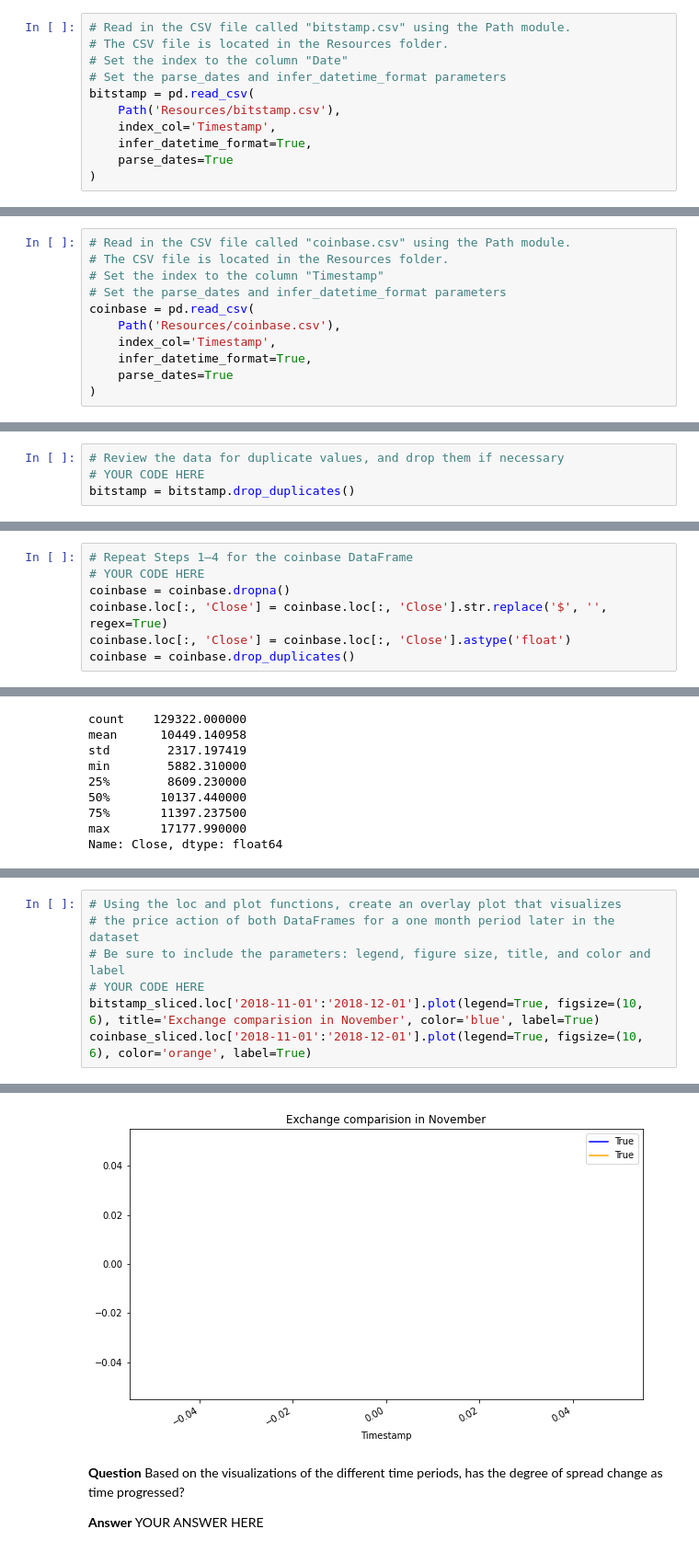
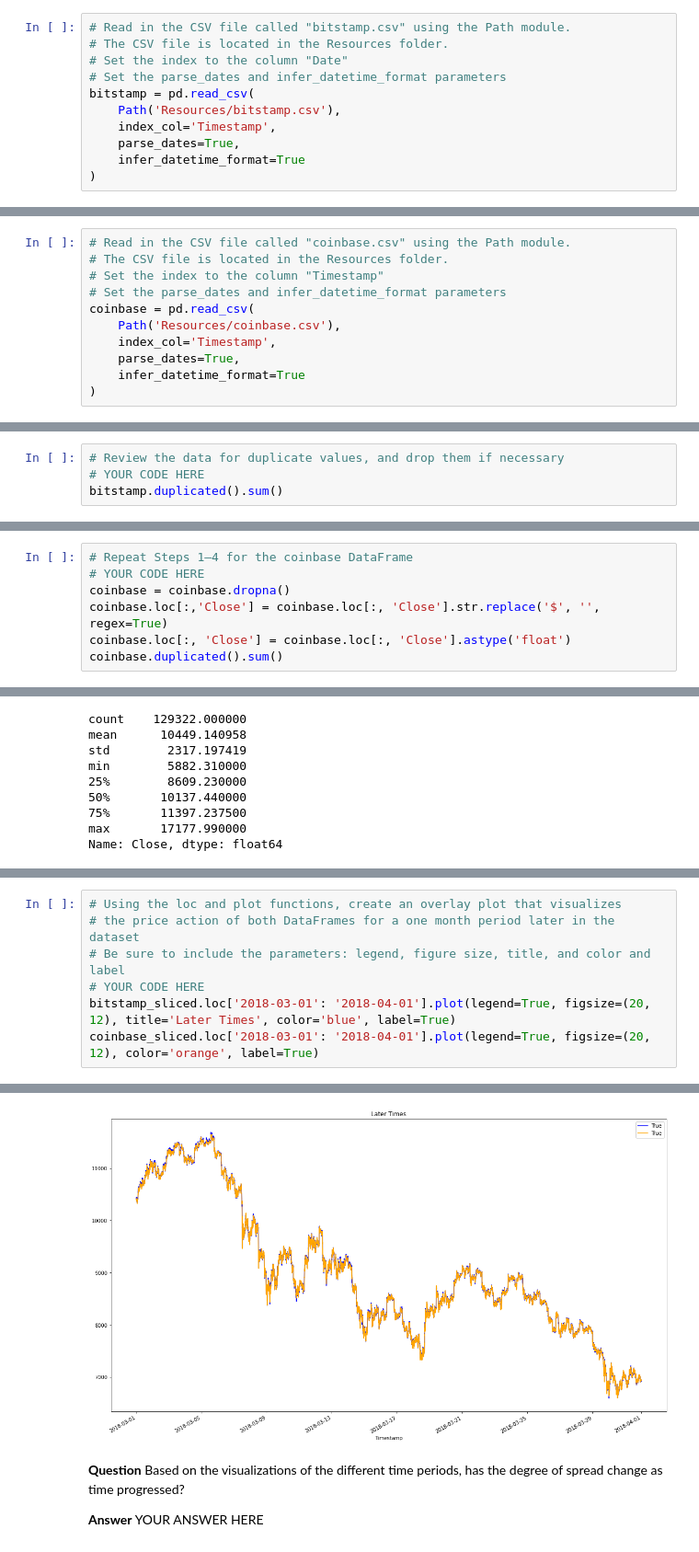
Before and after one commit to smruthid/FinancialAnalysisOfBitcoin, a Jupyter notebook: crypto_arbitrage.ipynb, the cells around one changed output, grey strips where cells are left out. Shown: that part at 92% size. Drawn from its saved outputs; the diff is of its cells as text.

Commit message:
Changed dates to account for arbitrage

```diff
--- a/crypto_arbitrage.ipynb
+++ b/crypto_arbitrage.ipynb
@@ -40,8 +40,8 @@ Instructions.
 bitstamp = pd.read_csv(
     Path('Resources/bitstamp.csv'),
     index_col='Timestamp',
-    infer_datetime_format=True,
-    parse_dates=True
+    parse_dates=True,
+    infer_datetime_format=True
 )
 # %% [markdown]
 ### Step 2: Use the `head` (and/or the `tail`) function to confirm that Pandas properly imported the data.
@@ -67,8 +67,8 @@ bitstamp.head()
 coinbase = pd.read_csv(
     Path('Resources/coinbase.csv'),
     index_col='Timestamp',
-    infer_datetime_format=True,
-    parse_dates=True
+    parse_dates=True,
+    infer_datetime_format=True
 )
 # %%
 # Use the head (and/or tail) function to confirm that the data was imported properly.
@@ -148,4 +119,4 @@ dtype: object
 # %%
 # Review the data for duplicate values, and drop them if necessary
 # YOUR CODE HERE
-bitstamp = bitstamp.drop_duplicates()
+bitstamp.duplicated().sum()
@@ -155,6 +128,6 @@ bitstamp = bitstamp.drop_duplicates()
 # Repeat Steps 1–4 for the coinbase DataFrame
 # YOUR CODE HERE
 coinbase = coinbase.dropna()
-coinbase.loc[:, 'Close'] = coinbase.loc[:, 'Close'].str.replace('$', '', regex=True)
+coinbase.loc[:,'Close'] = coinbase.loc[:, 'Close'].str.replace('$', '', regex=True)
 coinbase.loc[:, 'Close'] = coinbase.loc[:, 'Close'].astype('float')
-coinbase = coinbase.drop_duplicates()
+coinbase.duplicated().sum()
@@ -289,6 +264,6 @@ coinbase_sliced.loc['2018-01-01': '2018-02-01'].plot(legend=True, figsize=(10, 6
 # the price action of both DataFrames for a one month period later in the dataset
 # Be sure to include the parameters: legend, figure size, title, and color and label
 # YOUR CODE HERE
-bitstamp_sliced.loc['2018-11-01':'2018-12-01'].plot(legend=True, figsize=(10, 6), title='Exchange comparision in November', color='blue', label=True)
-coinbase_sliced.loc['2018-11-01':'2018-12-01'].plot(legend=True, figsize=(10, 6), color='orange', label=True)
+bitstamp_sliced.loc['2018-03-01': '2018-04-01'].plot(legend=True, figsize=(20, 12), title='Later Times', color='blue', label=True)
+coinbase_sliced.loc['2018-03-01': '2018-04-01'].plot(legend=True, figsize=(20, 12), color='orange', label=True)
 # %% [output]
@@ -296,4 +271,4 @@ coinbase_sliced.loc['2018-11-01':'2018-12-01'].plot(legend=True, figsize=(10, 6)
-[figure, old version]
+[figure, new version]
 # %% [markdown]
 **Question** Based on the visualizations of the different time periods, has the degree of spread change as time progressed?
 
```
Also changed, not shown: parts of 22 cells of this notebook, 1 other file.
